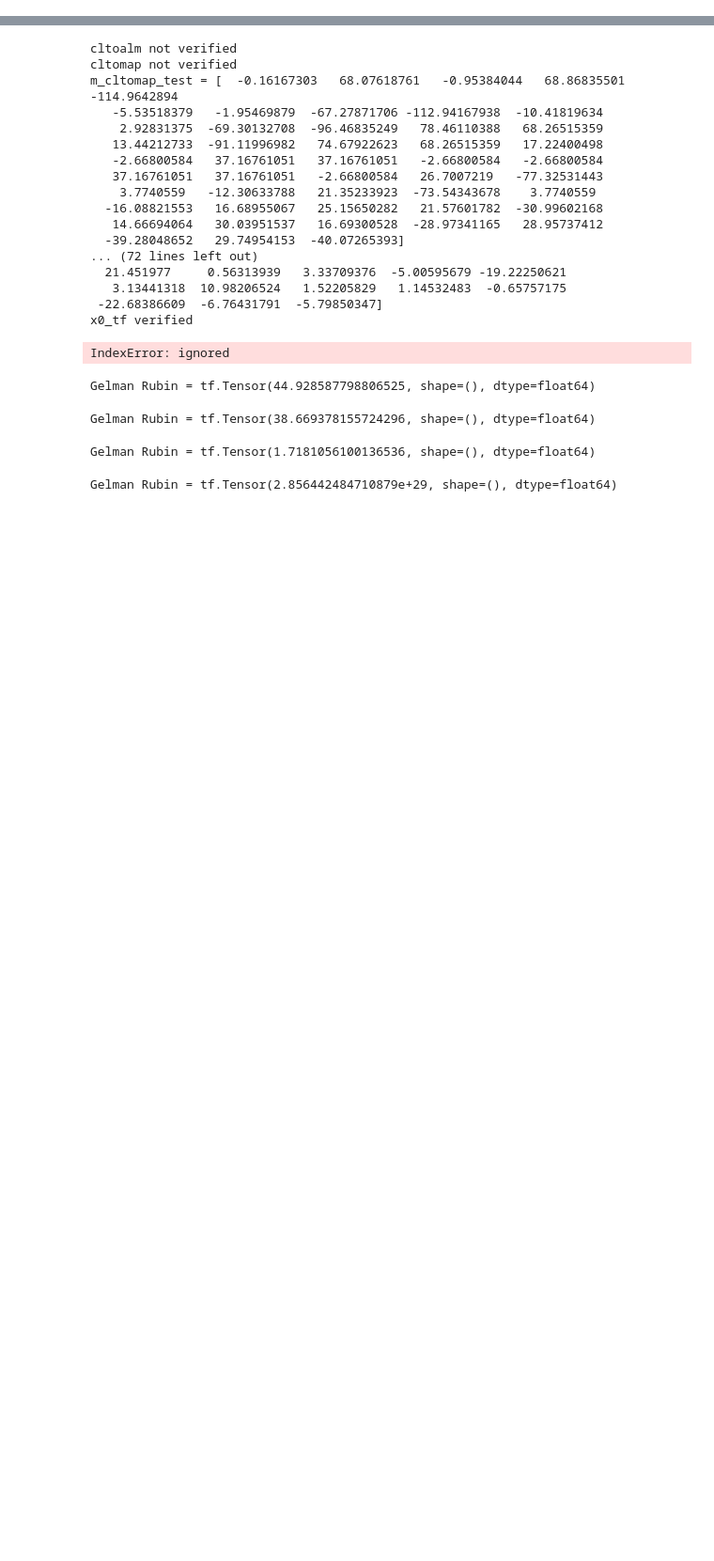
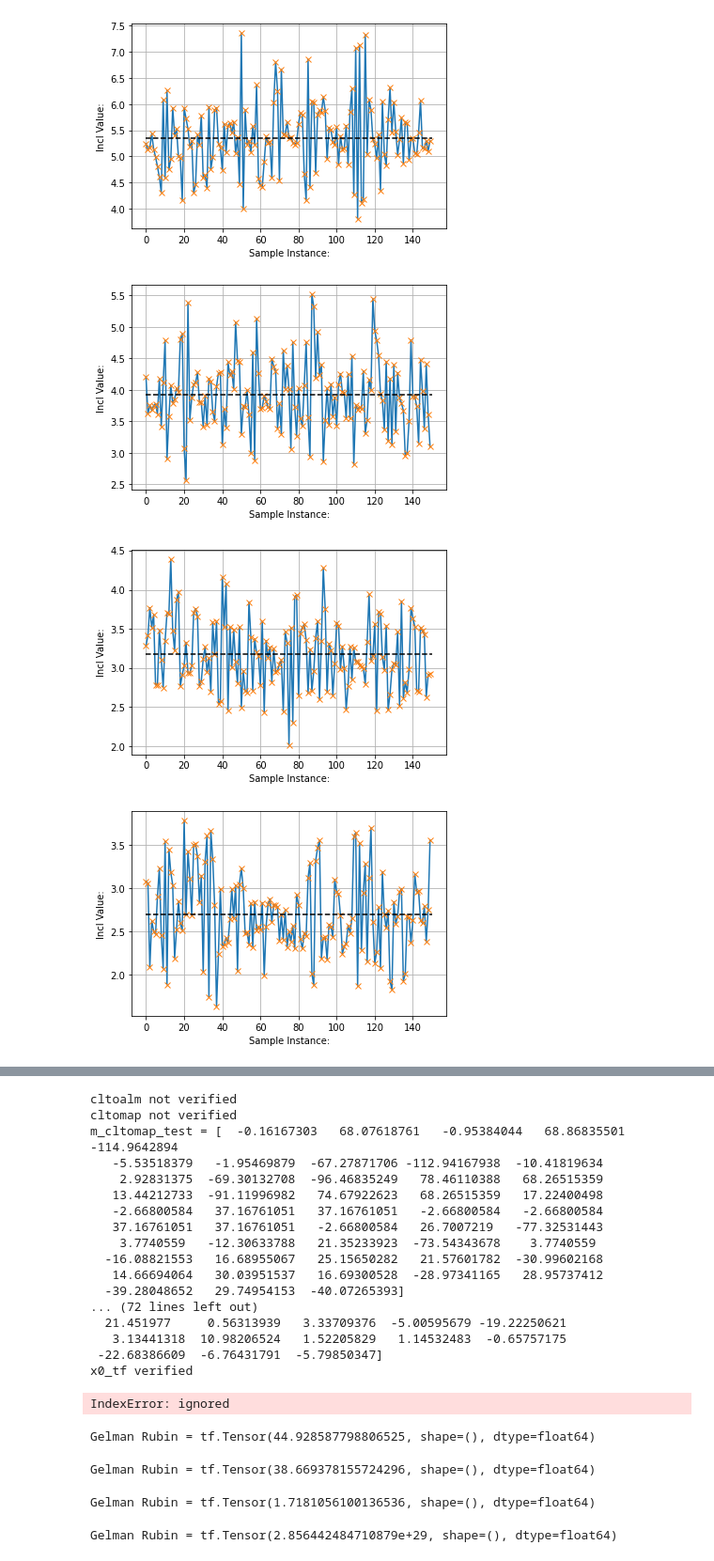
Before and after one commit to OscarHickman/Characterisation-of-Photon-BEC-phase-diagram-using-Machine-Learning, a Jupyter notebook: CMB_with_advanced_sampling_techniques.ipynb, the cells around one changed output, grey strips where cells are left out. Shown at 94% size. Cells and saved outputs as stored; diff of their text form; code cells hidden in the pictures; blank space fills up the shorter version.

```diff
--- a/CMB_with_advanced_sampling_techniques.ipynb
+++ b/CMB_with_advanced_sampling_techniques.ipynb
@@ -620,0 +943,19 @@ psi = tf.Tensor(90.83763458221567, shape=(), dtype=float64)
+# %%
+#LnCl trace plots for the fixed step size hmc
+ex = np.arange(len(lncl_samples))
+for i in range(len_cl - 2):
+    plt.figure()
+    plt.plot(ex,lncl_samples[:,i])
+    plt.plot(ex,lncl_samples[:,i],'x')
+    plt.xlabel('Sample Instance:')
+    plt.ylabel('lncl Value:')
+    _lnclmean = np.mean(lncl_samples[:,i])
+    plt.plot(np.array([0, len(lncl_samples)]),np.array([_lnclmean, _lnclmean]), 'k--')
+    plt.grid()
+    #plt.ylim(ymin = 0)
+    plt.show()
+# %% [output]
+[figure, added]
+[figure, added]
+[figure, added]
+[figure, added]
```
Also changed, not shown: parts of 37 cells of this notebook.
